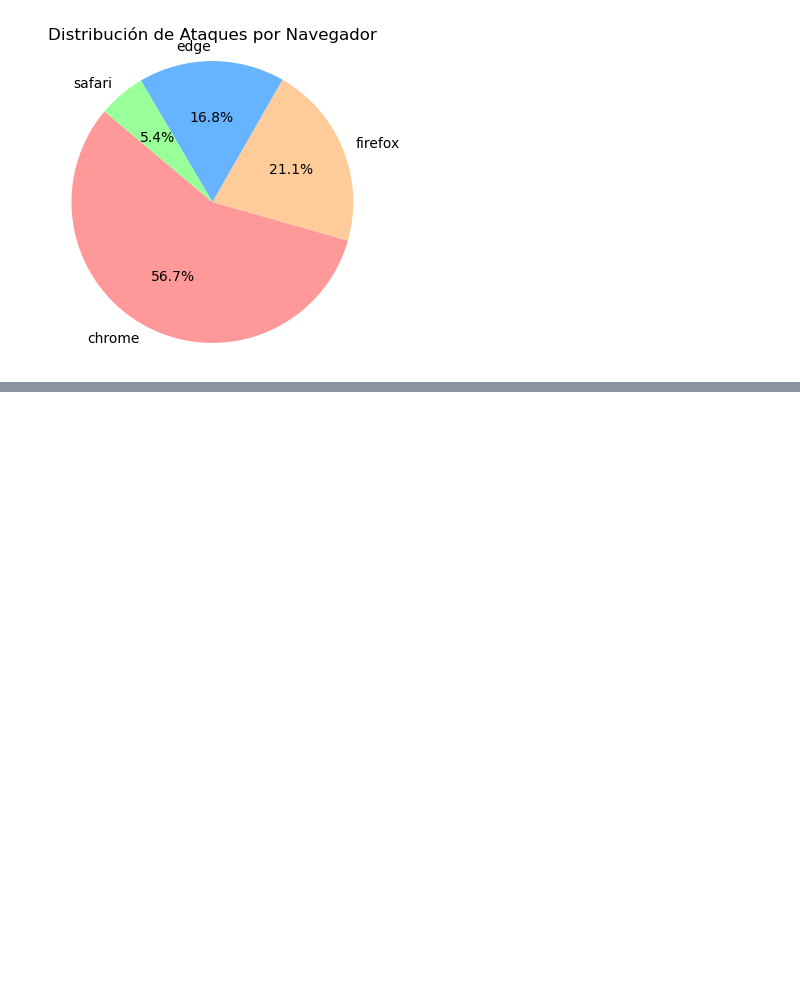
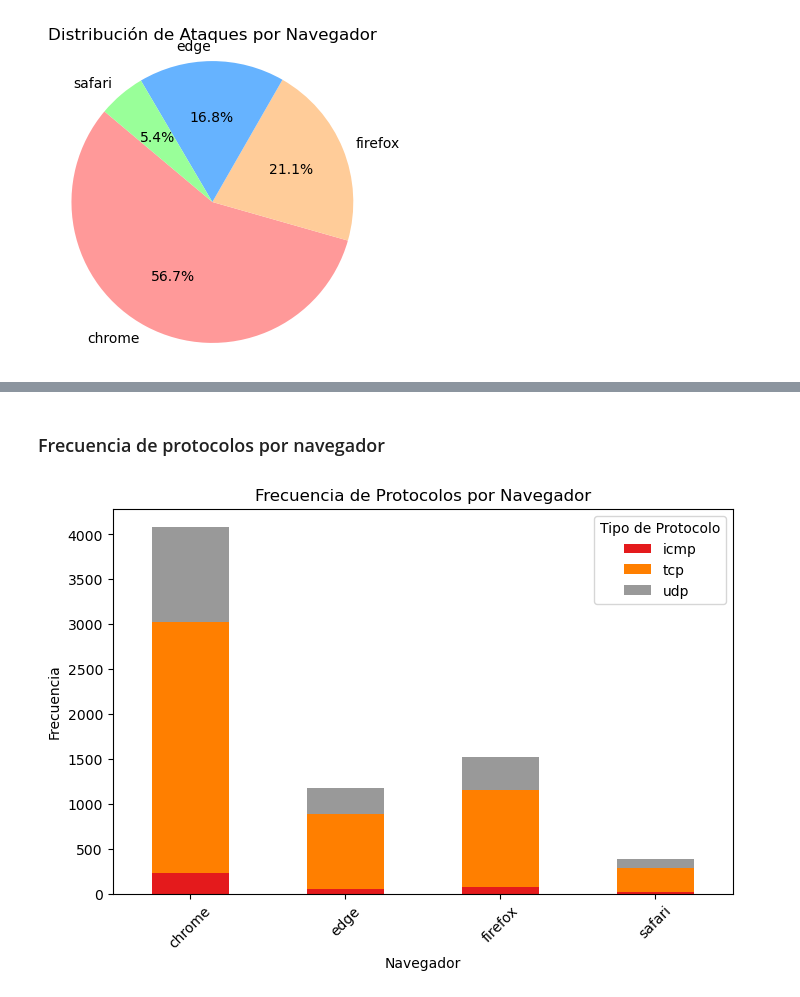
Before and after one commit to cchicaizap/practica_tres_gr_4, a Jupyter notebook: Ejercicio_clasefinal_gr_4.ipynb, the cells around one changed output, grey strips where cells are left out. Cells and saved outputs as stored; diff of their text form; code cells hidden in the pictures; blank space fills up the shorter version.

```diff
--- a/Ejercicio_clasefinal_gr_4.ipynb
+++ b/Ejercicio_clasefinal_gr_4.ipynb
@@ -306,0 +324,13 @@ plt.show()
+# %% [markdown]
+### Frecuencia de protocolos por navegador
+# %%
+protocol_counts = pd.crosstab(df_normal_pic['browser_type'], df_normal_pic['protocol_type'])
+protocol_counts.plot(kind='bar', stacked=True, figsize=(8, 5), colormap="Set1")
+plt.title("Frecuencia de Protocolos por Navegador")
+plt.xlabel("Navegador")
+plt.ylabel("Frecuencia")
+plt.legend(title="Tipo de Protocolo")
+plt.xticks(rotation=45)
+plt.savefig('img/protocol_frecuency_nav.png')
+# %% [output]
+[figure, added]
```
Also changed, not shown: parts of 12 cells of this notebook, 3 other files.
